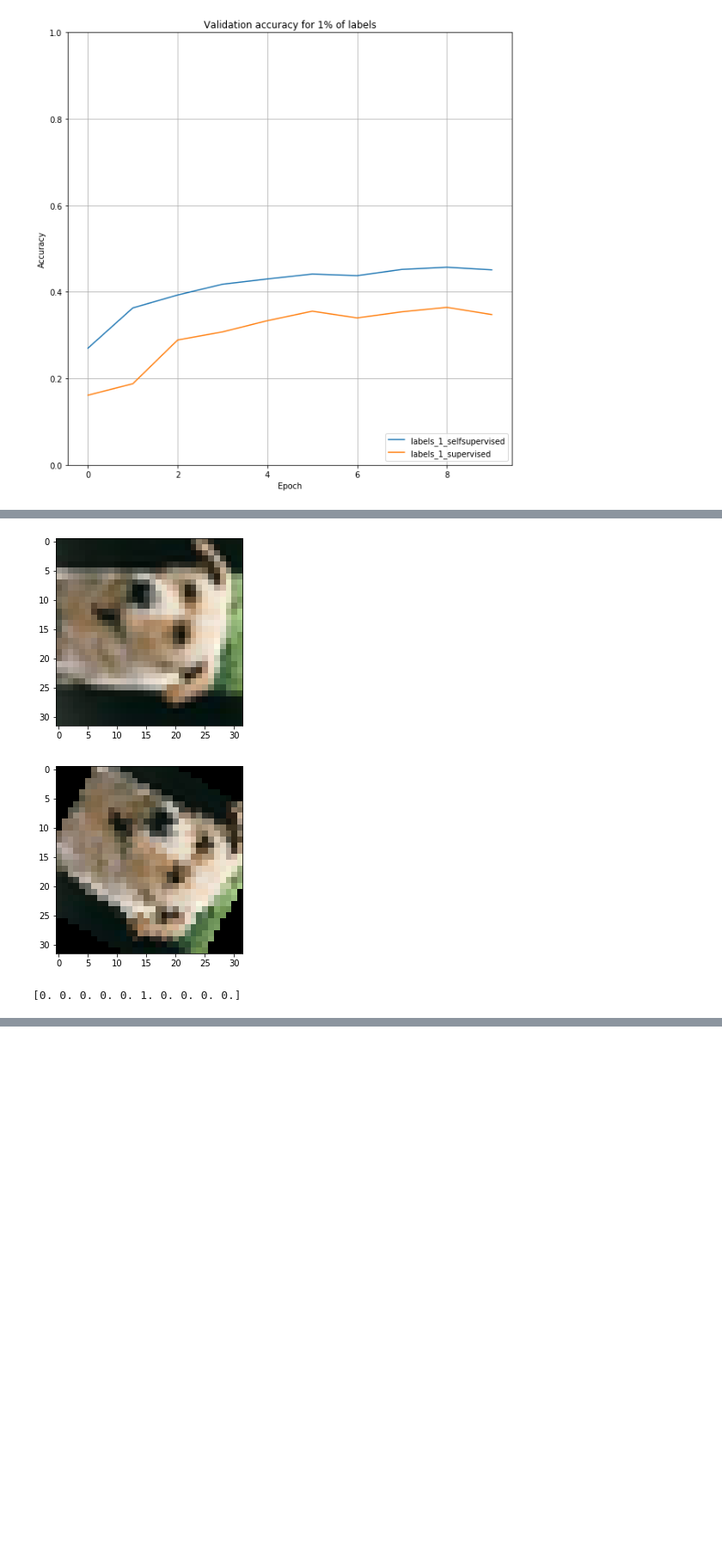
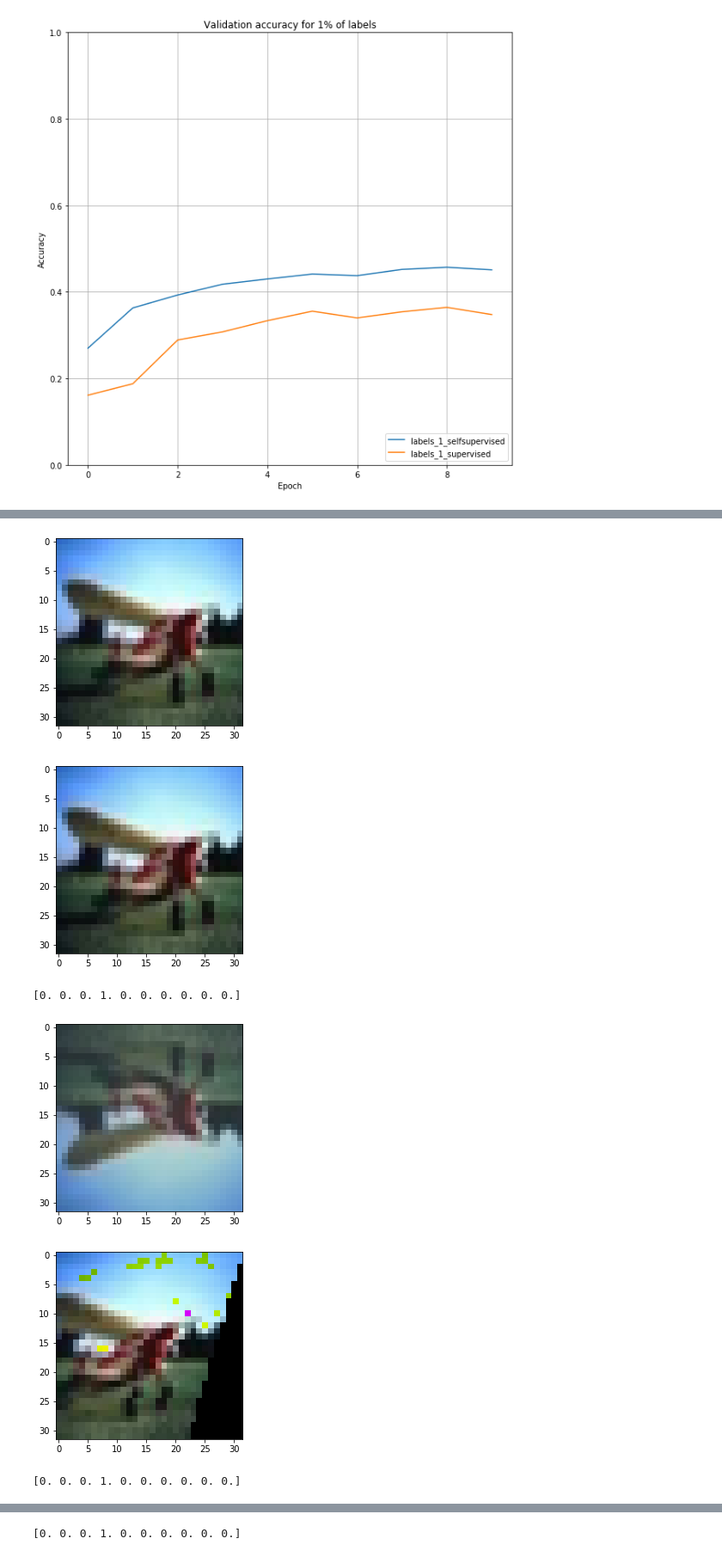
Before and after one commit to hashimsayed0/SelfSupervision, a Jupyter notebook: SelfSupervision.ipynb, the cells around one changed output, grey strips where cells are left out. Shown at 86% size. Drawn from its saved outputs; the diff is of its cells as text; code cells hidden in the pictures; blank space fills up the shorter version.

```diff
--- a/SelfSupervision.ipynb
+++ b/SelfSupervision.ipynb
@@ -492,0 +792,5 @@ for p in labelsPercent:
+# %%
+samplesPerClass = []
+for p in labelsPercent:
+    samplesPerClass.append(5000 * p // 100)
+print(samplesPerClass)
@@ -667,10 +975,8 @@ class CustomModel(Model):
             acc_metric]
 # %%
 augmentator = Augmentator(2, random.random())
-# %%
-rotated_data = np.zeros((60000, 32, 32, 3), dtype = np.float32)
-augmented_data = np.zeros((60000, 32, 32, 3), dtype = np.float32)
-true_labels = np.zeros((60000, 10), dtype = np.float32)
+# %%
+pil_data = np.zeros(augmented_data.shape, dtype = np.float32)
 # %%
 for i in range(len(files)):
     data_len = files[i][b"data"].shape[0]
@@ -682,4 +991,6 @@ for i in range(len(files)):
         rotated_data[data_len * i + j] = np.rot90(rotated_data[data_len * i + j], random.choice([0, 1, 2, 3]))
 # %%
-for i in range(augmented_data.shape[0]):
-    augmented_data[i] = np.array(augmentator(Image.fromarray(np.uint8(rotated_data[i]))))
+for i in range(pil_data.shape[0]):
+    if i % 10000 == 0:
+        print(i)
+    pil_data[i] = np.array(augmentator(Image.fromarray(np.uint8(augmented_data[i // augment_num * augment_num]))))
@@ -686,12 +1015,15 @@ for i in range(augmented_data.shape[0]):
 # %%
-r = random.randint(0, 60000)
-for i in range(1):
-    plt.imshow(rotated_data[r + i].astype(int))
+r = random.randint(0, pil_data.shape[0] // augment_num)
+for i in range(augment_num):
+    plt.imshow(augmented_data[r * augment_num + i].astype(int))
     plt.show()
-    plt.imshow(augmented_data[r + i].astype(int))
+    plt.imshow(pil_data[r * augment_num + i].astype(int))
     plt.show()
-    print(true_labels[r + i])
+    print(augmented_labels[r + i])
 # %% [output]
-[figure, old version]
+[figure, new version]
-[figure, old version]
+[figure, new version]
-[0. 0. 0. 0. 0. 1. 0. 0. 0. 0.]
+[0. 0. 0. 1. 0. 0. 0. 0. 0. 0.]
+[figure, added]
+[figure, added]
+[0. 0. 0. 1. 0. 0. 0. 0. 0. 0.]
@@ -697,0 +1032 @@ for i in range(1):
+[0. 0. 0. 1. 0. 0. 0. 0. 0. 0.]
```
Also changed, not shown: parts of 54 cells of this notebook.
